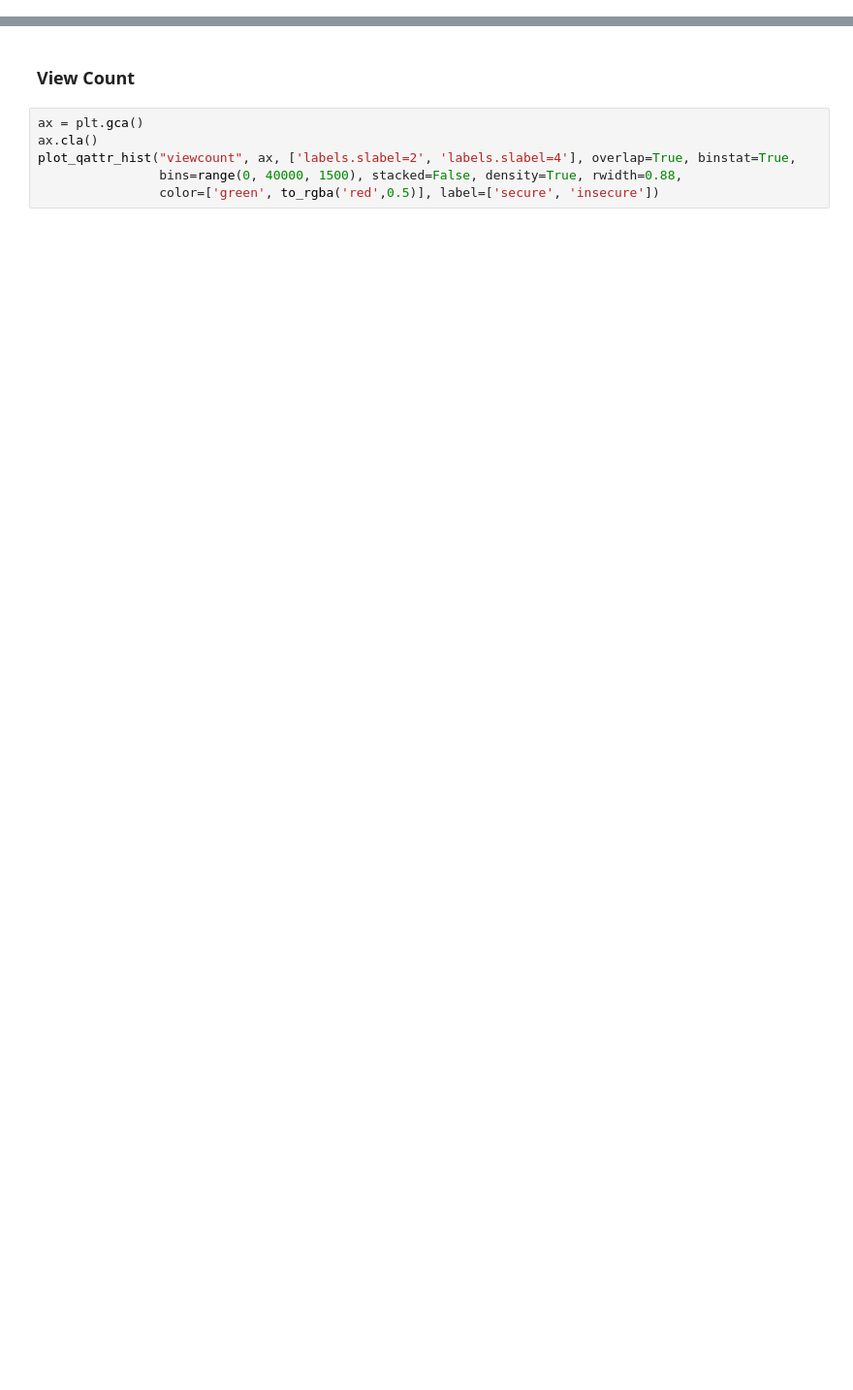
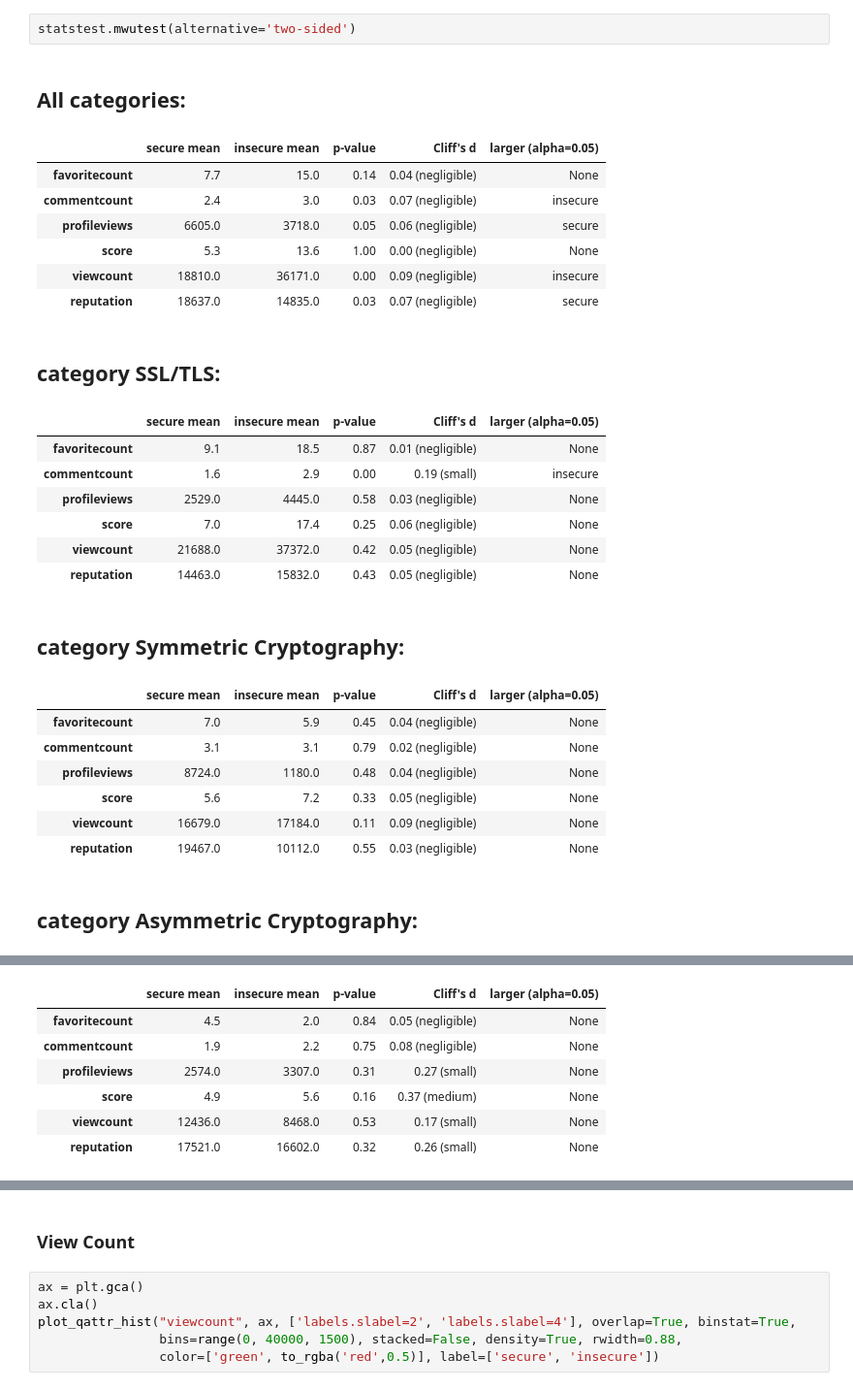
Before and after one commit to mileschen360/Higgs, a Jupyter notebook: clone_detection.ipynb, the cells around one changed output, grey strips where cells are left out. Shown at 97% size. Cells and saved outputs as stored; diff of their text form; blank space fills up the shorter version.

```diff
--- a/clone_detection.ipynb
+++ b/clone_detection.ipynb
@@ -56,0 +120,28 @@ n_questions: [432, 386, 161, 304, 24]
+# %%
+statstest.mwutest(alternative='two-sided')
+# %% [output]
+## All categories:
+|  | secure mean | insecure mean | p-value | Cliff's d | larger (alpha=0.05) |
+| favoritecount | 7.7 | 15.0 | 0.14 | 0.04 (negligible) | None |
+| commentcount | 2.4 | 3.0 | 0.03 | 0.07 (negligible) | insecure |
+| profileviews | 6605.0 | 3718.0 | 0.05 | 0.06 (negligible) | secure |
+| score | 5.3 | 13.6 | 1.00 | 0.00 (negligible) | None |
+| viewcount | 18810.0 | 36171.0 | 0.00 | 0.09 (negligible) | insecure |
+| reputation | 18637.0 | 14835.0 | 0.03 | 0.07 (negligible) | secure |
+## category SSL/TLS:
+|  | secure mean | insecure mean | p-value | Cliff's d | larger (alpha=0.05) |
+| favoritecount | 9.1 | 18.5 | 0.87 | 0.01 (negligible) | None |
+| commentcount | 1.6 | 2.9 | 0.00 | 0.19 (small) | insecure |
+| profileviews | 2529.0 | 4445.0 | 0.58 | 0.03 (negligible) | None |
+| score | 7.0 | 17.4 | 0.25 | 0.06 (negligible) | None |
+| viewcount | 21688.0 | 37372.0 | 0.42 | 0.05 (negligible) | None |
+| reputation | 14463.0 | 15832.0 | 0.43 | 0.05 (negligible) | None |
+## category Symmetric Cryptography:
+|  | secure mean | insecure mean | p-value | Cliff's d | larger (alpha=0.05) |
+| favoritecount | 7.0 | 5.9 | 0.45 | 0.04 (negligible) | None |
+| commentcount | 3.1 | 3.1 | 0.79 | 0.02 (negligible) | None |
+| profileviews | 8724.0 | 1180.0 | 0.48 | 0.04 (negligible) | None |
+| score | 5.6 | 7.2 | 0.33 | 0.05 (negligible) | None |
+| viewcount | 16679.0 | 17184.0 | 0.11 | 0.09 (negligible) | None |
+| reputation | 19467.0 | 10112.0 | 0.55 | 0.03 (negligible) | None |
+## category Asymmetric Cryptography:
@@ -56,0 +154,7 @@ n_questions: [432, 386, 161, 304, 24]
+|  | secure mean | insecure mean | p-value | Cliff's d | larger (alpha=0.05) |
+| favoritecount | 4.5 | 2.0 | 0.84 | 0.05 (negligible) | None |
+| commentcount | 1.9 | 2.2 | 0.75 | 0.08 (negligible) | None |
+| profileviews | 2574.0 | 3307.0 | 0.31 | 0.27 (small) | None |
+| score | 4.9 | 5.6 | 0.16 | 0.37 (medium) | None |
+| viewcount | 12436.0 | 8468.0 | 0.53 | 0.17 (small) | None |
+| reputation | 17521.0 | 16602.0 | 0.32 | 0.26 (small) | None |
```
Also changed, not shown: parts of 87 cells of this notebook.
